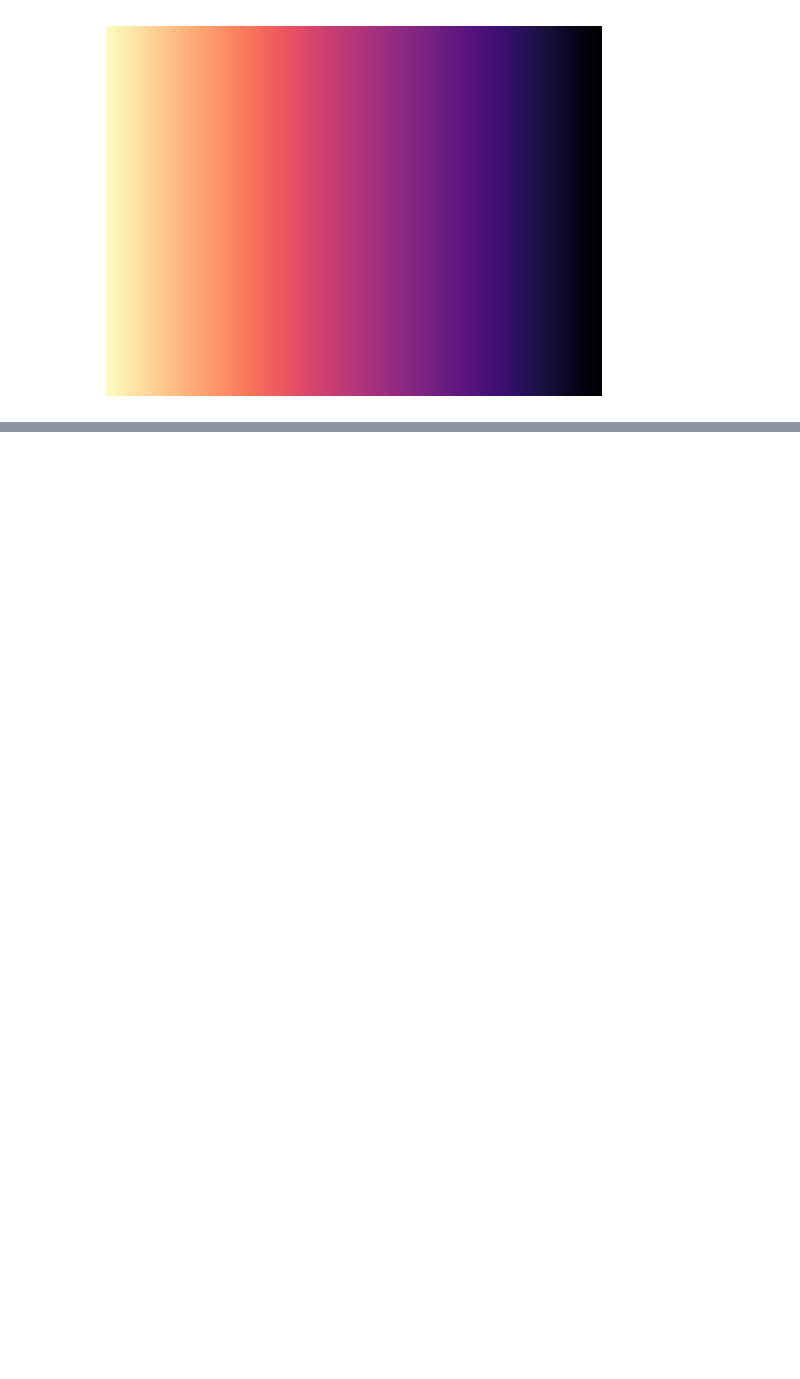
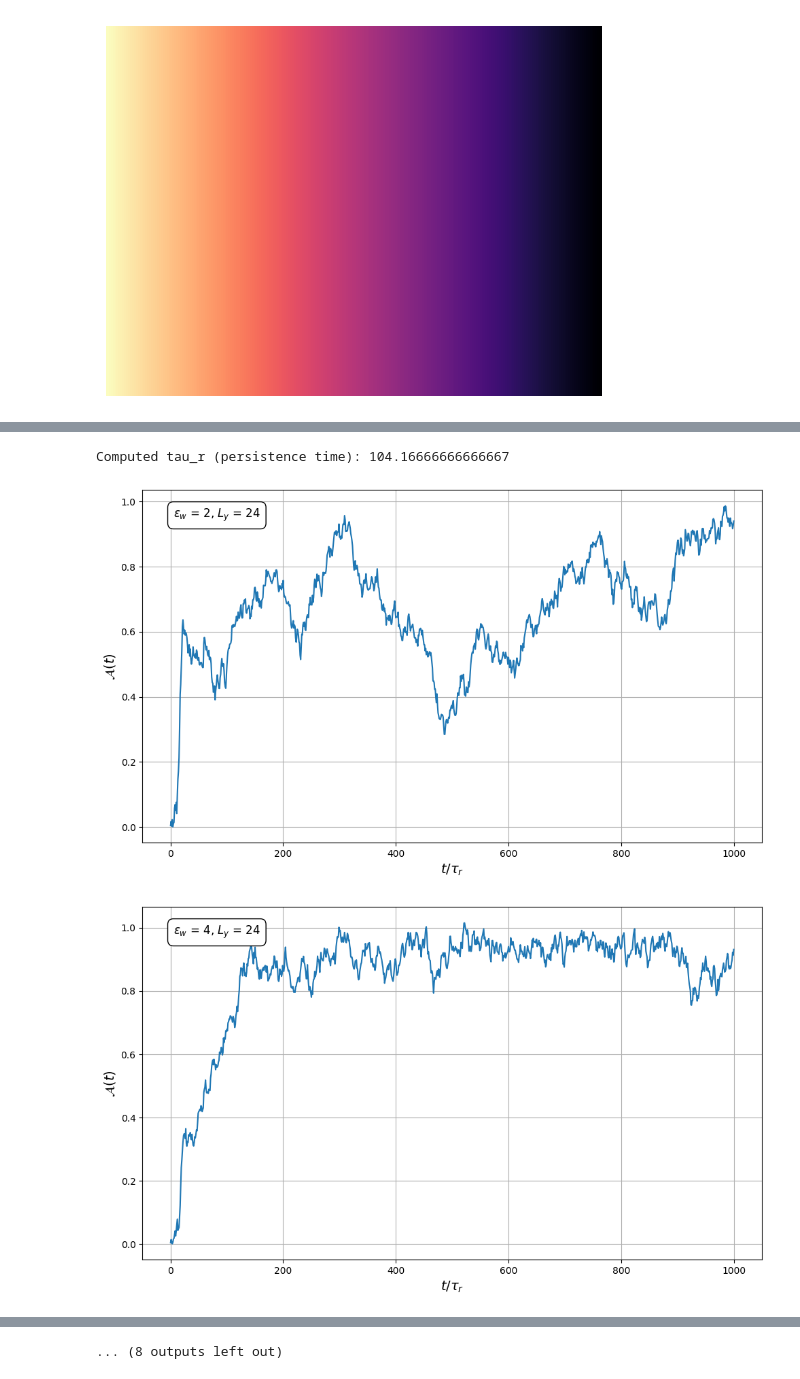
Before and after one commit to sohyuniverse/active-drying, a Jupyter notebook: models/analysis.ipynb, the cells around one changed output, grey strips where cells are left out. Drawn from its saved outputs; the diff is of its cells as text; code cells hidden in the pictures; blank space fills up the shorter version.

```diff
--- a/models/analysis.ipynb
+++ b/models/analysis.ipynb
@@ -376,0 +427,22 @@ plt.show()
+# %%
+# Main script
+if __name__ == "__main__":
+    folder = "dumps"  # Folder containing dump files
+    lx = 100.0  # Total system size in x-direction
+    rho_ld = 0.45  # Low-density MIPS value
+    rho = 0.75  # Total system density
+    # Compute taur
+    taur = compute_taur()
+    print(f"Computed tau_r (persistence time): {taur}")
+
+    # Plot asymmetry vs time for multiple dump files
+    for eps in range(2, 40, 2):  # Iterate over eps values: 2, 4, 6, ..., 38
+        filename = os.path.join(folder, f'wet.3d.241210.0232.eps.{eps}.ly.24.dump')
+        if os.path.exists(filename):
+            t_over_taur, asymmetry_array = plot_asymmetry_vs_time(filename, lx=lx, rho_ld=rho_ld, rho=rho, taur=taur)
+        # else:
+            # print(f"File {filename} does not exist.")
+# %% [output]
+Computed tau_r (persistence time): 104.16666666666667
+[figure, added]
+[figure, added]
@@ -376,0 +458 @@ plt.show()
+... (8 outputs left out)
```
Also changed, not shown: parts of 9 cells of this notebook, 2 other files.
